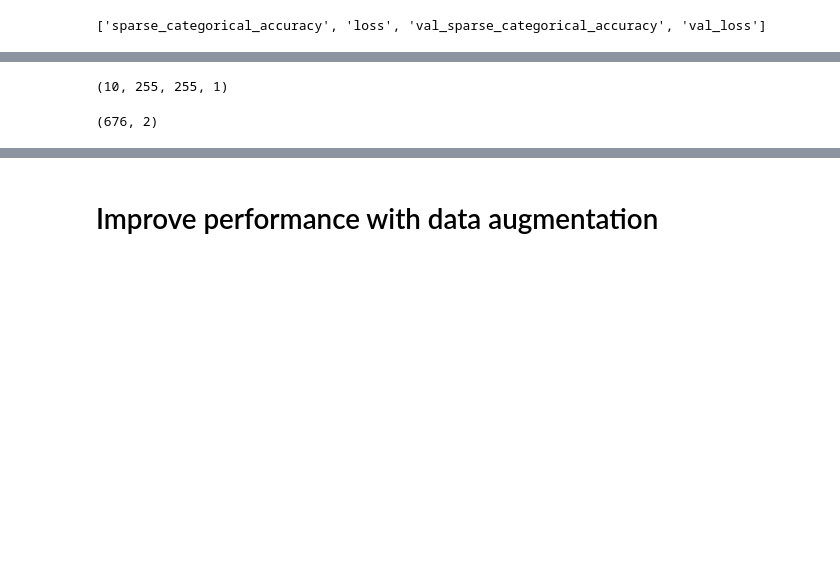
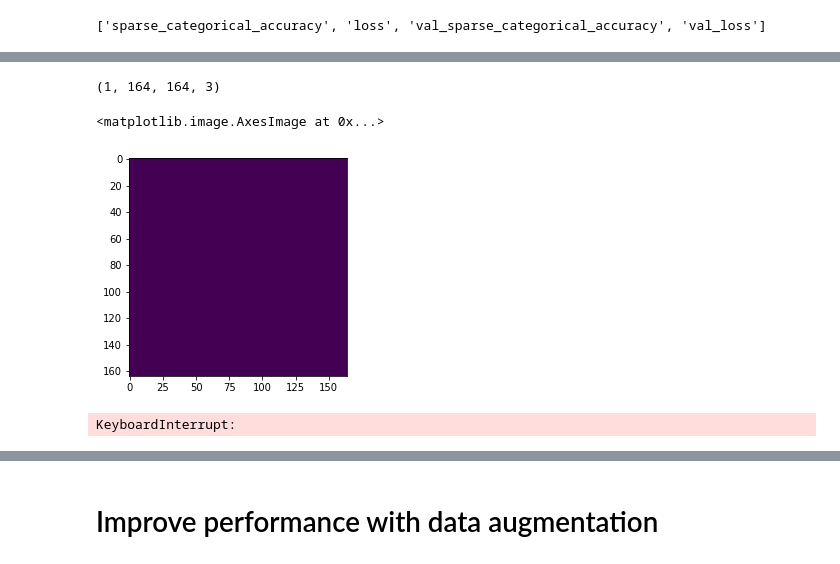
Before and after one commit to hspitzer/histo-seg, a Jupyter notebook: tutorial-segmentation.ipynb, the cells around one changed output, grey strips where cells are left out. Cells and saved outputs as stored; diff of their text form; code cells hidden in the pictures; blank space fills up the shorter version.

```diff
--- a/tutorial-segmentation.ipynb
+++ b/tutorial-segmentation.ipynb
@@ -304,9 +580,4 @@ plot_history(history, key='sparse_categorical_accuracy')
 # %%
-X_val.shape
+pred.shape
 # %% [output]
-(10, 255, 255, 1)
+(1, 164, 164, 3)
-# %%
-xx, yy = np.meshgrid(range(0,255,10), range(0,255,10))
-np.array((xx.ravel(), yy.ravel())).T.shape
-# %% [output]
-(676, 2)
@@ -346,0 +584,5 @@ Y_pred = eval_model.predict(X_test_expanded)
+# %%
+plt.imshow(np.argmax(pred, axis=3)[0], vmin=0, vmax=2)
+# %% [output]
+<matplotlib.image.AxesImage at 0x...>
+[figure, added]
@@ -347,3 +593,7 @@ Y_pred = eval_model.predict(X_test_expanded)
+# %%
+patches_pred = eval_model.predict(np.expand_dims(np.array(patches), 3), batch_size=1)
+# %% [output]
+KeyboardInterrupt:
 # %%
     eval_model.
 # %%
```
Also changed, not shown: parts of 35 cells of this notebook.
